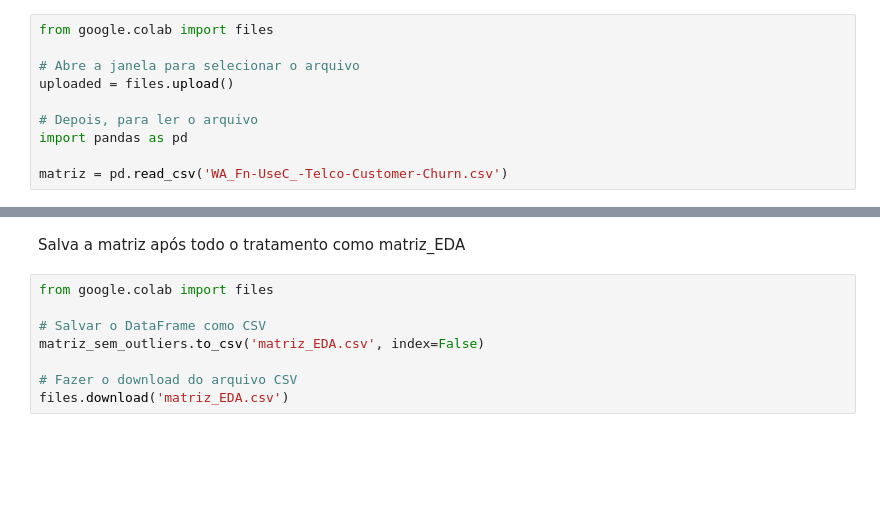
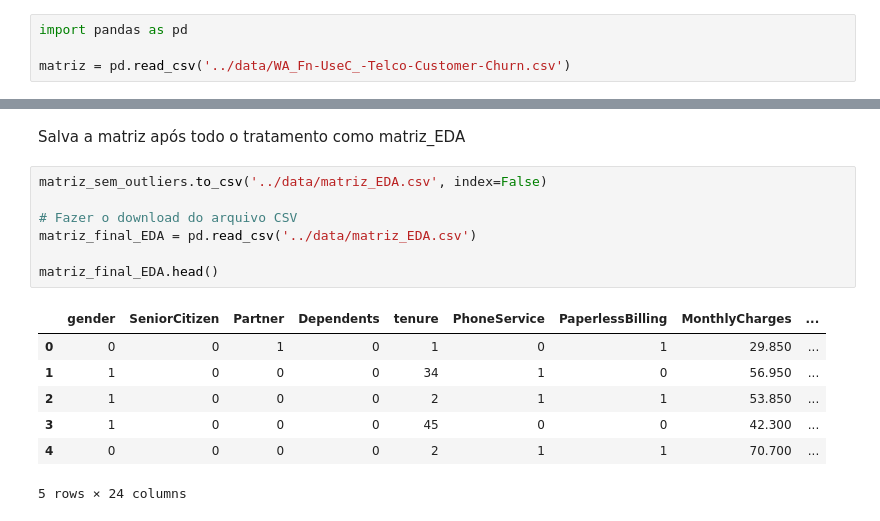
Before and after one commit to cesarsnoronha/ML_Churn, a Jupyter notebook: notebooks/EDA_churn.ipynb, the cells around one changed output, grey strips where cells are left out. Cells and saved outputs as stored; diff of their text form; blank space fills up the shorter version.

```diff
--- a/notebooks/EDA_churn.ipynb
+++ b/notebooks/EDA_churn.ipynb
@@ -75,15 +75,9 @@ A análise exploratória de dados foi conduzida de acordo com a natureza e a est
 # %% [markdown]
 ## 1.1. Importação
 # %%
-from google.colab import files
-
-# Abre a janela para selecionar o arquivo
-uploaded = files.upload()
-
-# Depois, para ler o arquivo
 import pandas as pd
 
-matriz = pd.read_csv('WA_Fn-UseC_-Telco-Customer-Churn.csv')
+matriz = pd.read_csv('../data/WA_Fn-UseC_-Telco-Customer-Churn.csv')
 # %% [markdown]
 ## 1.2. Características do dataset bruto
 # %%
@@ -875,10 +1259,17 @@ print(f"Número de instâncias após remoção de outliers: {len(matriz_sem_outl
 # %% [markdown]
 Salva a matriz após todo o tratamento como matriz_EDA
 # %%
-from google.colab import files
-
-# Salvar o DataFrame como CSV
-matriz_sem_outliers.to_csv('matriz_EDA.csv', index=False)
+matriz_sem_outliers.to_csv('../data/matriz_EDA.csv', index=False)
 
 # Fazer o download do arquivo CSV
-files.download('matriz_EDA.csv')
+matriz_final_EDA = pd.read_csv('../data/matriz_EDA.csv')
+
+matriz_final_EDA.head()
+# %% [output]
+|  | gender | SeniorCitizen | Partner | Dependents | tenure | PhoneService | PaperlessBilling | MonthlyCharges | ... |
+| 0 | 0 | 0 | 1 | 0 | 1 | 0 | 1 | 29.850 | ... |
+| 1 | 1 | 0 | 0 | 0 | 34 | 1 | 0 | 56.950 | ... |
+| 2 | 1 | 0 | 0 | 0 | 2 | 1 | 1 | 53.850 | ... |
+| 3 | 1 | 0 | 0 | 0 | 45 | 0 | 0 | 42.300 | ... |
+| 4 | 0 | 0 | 0 | 0 | 2 | 1 | 1 | 70.700 | ... |
+5 rows × 24 columns
```
Also changed, not shown: parts of 32 cells of this notebook, 1 other file.
